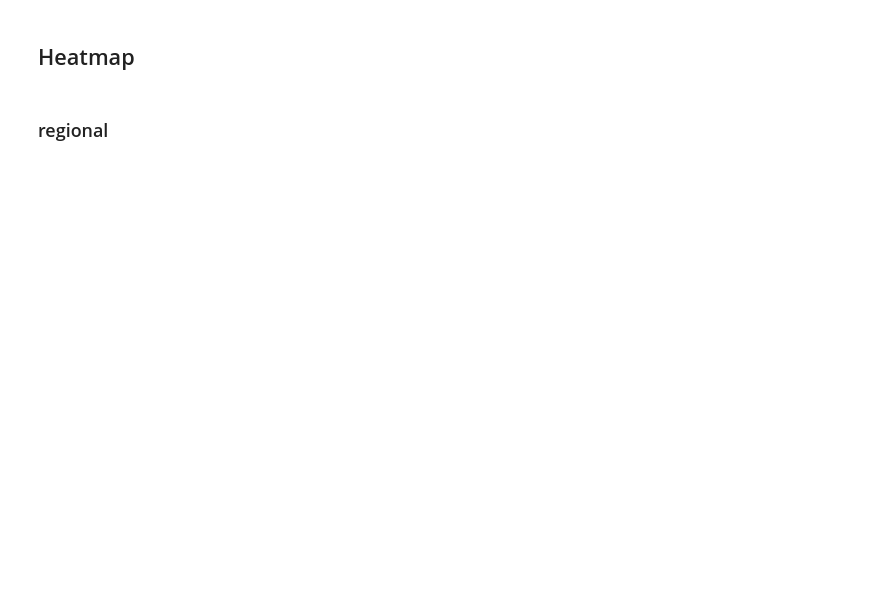
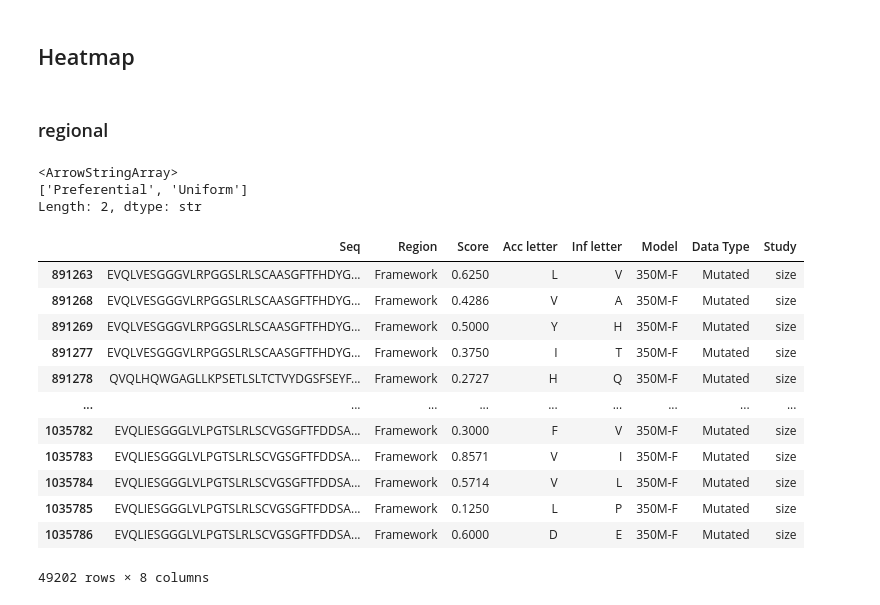
Before and after one commit to Rachel-Punter/AbLM-Metric, a Jupyter notebook: clean_ppi_plots.ipynb, the cells around one changed output. Saved outputs shown, nothing was run; the diff lists cells and outputs as text; code cells hidden in the pictures; blank space fills up the shorter version.

```diff
--- a/clean_ppi_plots.ipynb
+++ b/clean_ppi_plots.ipynb
@@ -318,6 +304,12 @@ plt.savefig(f"./results/box-{study} {chain_type} Chain {data_type}.png", format
 ## Heatmap
 # %% [markdown]
 ### regional
+# %%
+letter_scores_df[(letter_scores_df["Data Type"] == data_type) & (letter_scores_df["Study"] == study) & (letter_scores_df["Region"] == reg) & (letter_scores_df["Model"] != "Random")]["Model"].unique()
+# %% [output]
+<ArrowStringArray>
+['Preferential', 'Uniform']
+Length: 2, dtype: str
 # %%
 '''Initializing a new data frame of the frequency of specific amino acid inferences per true amino acid, exclusive of exact matches.
 Ex: A --> R is in letter_scores_df x times, which is recorded in the heat_freqs df. A --> A is not in the dataframe because this represents an exact match.
@@ -327 +320,17 @@ heat_freqs = letter_scores_df[(letter_scores_df["Data Type"] == data_type) & (le
 heat_freqs["count"] = heat_freqs["count"].astype(float)
+# %%
+letter_scores_df[(letter_scores_df["Data Type"] == data_type) & (letter_scores_df["Study"] == study) & (letter_scores_df["Region"] == reg) & (letter_scores_df["Model"] == heat_model)]
+# %% [output]
+|  | Seq | Region | Score | Acc letter | Inf letter | Model | Data Type | Study |
+| 891263 | EVQLVESGGGVLRPGGSLRLSCAASGFTFHDYG... | Framework | 0.6250 | L | V | 350M-F | Mutated | size |
+| 891268 | EVQLVESGGGVLRPGGSLRLSCAASGFTFHDYG... | Framework | 0.4286 | V | A | 350M-F | Mutated | size |
+| 891269 | EVQLVESGGGVLRPGGSLRLSCAASGFTFHDYG... | Framework | 0.5000 | Y | H | 350M-F | Mutated | size |
+| 891277 | EVQLVESGGGVLRPGGSLRLSCAASGFTFHDYG... | Framework | 0.3750 | I | T | 350M-F | Mutated | size |
+| 891278 | QVQLHQWGAGLLKPSETLSLTCTVYDGSFSEYF... | Framework | 0.2727 | H | Q | 350M-F | Mutated | size |
+| ... | ... | ... | ... | ... | ... | ... | ... | ... |
+| 1035782 | EVQLIESGGGLVLPGTSLRLSCVGSGFTFDDSA... | Framework | 0.3000 | F | V | 350M-F | Mutated | size |
+| 1035783 | EVQLIESGGGLVLPGTSLRLSCVGSGFTFDDSA... | Framework | 0.8571 | V | I | 350M-F | Mutated | size |
+| 1035784 | EVQLIESGGGLVLPGTSLRLSCVGSGFTFDDSA... | Framework | 0.5714 | V | L | 350M-F | Mutated | size |
+| 1035785 | EVQLIESGGGLVLPGTSLRLSCVGSGFTFDDSA... | Framework | 0.1250 | L | P | 350M-F | Mutated | size |
+| 1035786 | EVQLIESGGGLVLPGTSLRLSCVGSGFTFDDSA... | Framework | 0.6000 | D | E | 350M-F | Mutated | size |
+49202 rows × 8 columns
```
Also changed, not shown: parts of 13 cells of this notebook, 1 other file.
